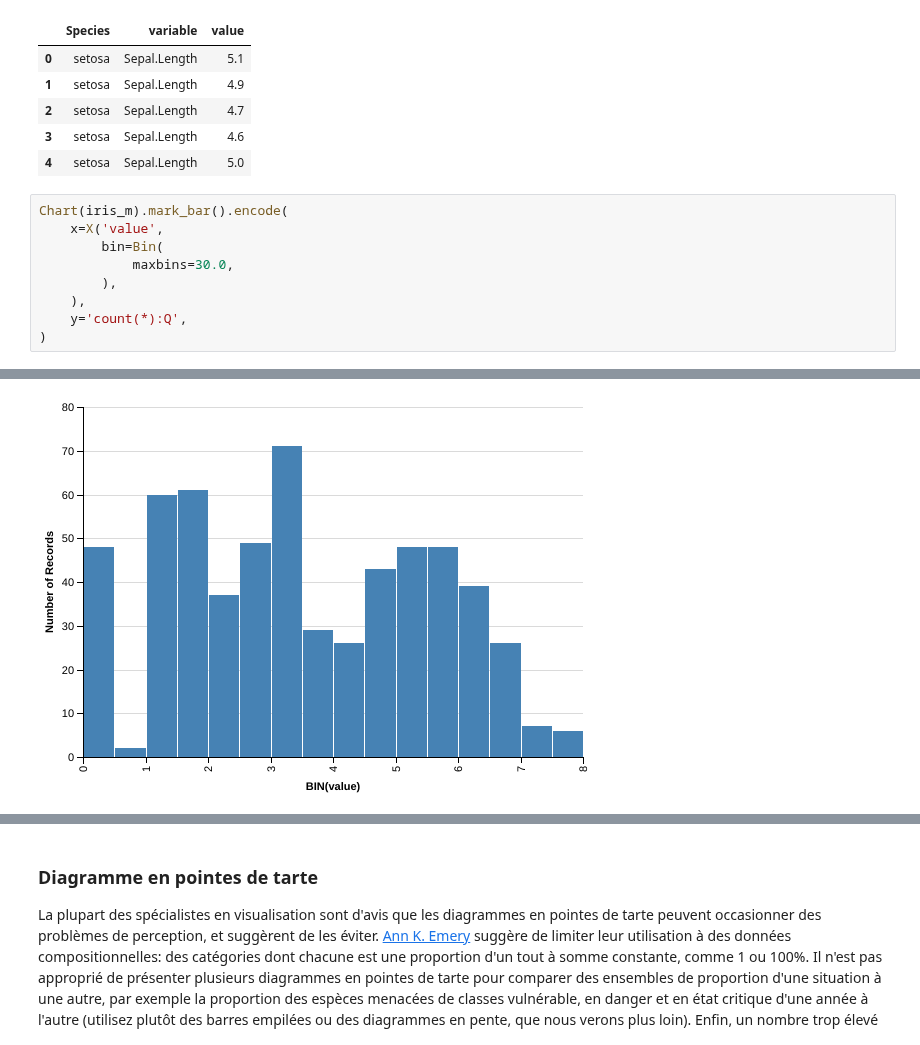
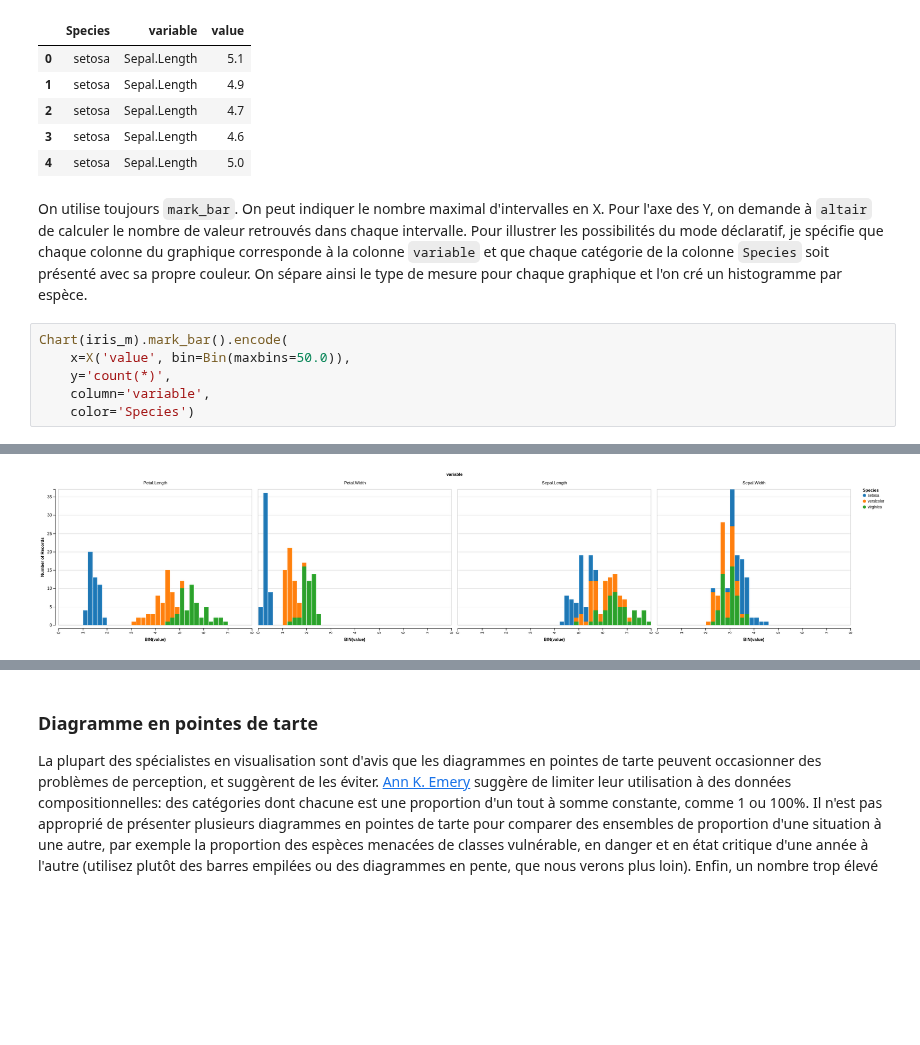
Before and after one commit to essicolo/ecologie-mathematique-Py, a Jupyter notebook: 4_Visualisation/4_Visualisation.ipynb, the cells around one changed output, grey strips where cells are left out. Cells and saved outputs as stored; diff of their text form; blank space fills up the shorter version.

Commit message:
histogramme et boxplot

```diff
--- a/4_Visualisation/4_Visualisation.ipynb
+++ b/4_Visualisation/4_Visualisation.ipynb
@@ -355,15 +337,14 @@ iris_m.head()
 | 2 | setosa | Sepal.Length | 4.7 |
 | 3 | setosa | Sepal.Length | 4.6 |
 | 4 | setosa | Sepal.Length | 5.0 |
+# %% [markdown]
+On utilise toujours `mark_bar`. On peut indiquer le nombre maximal d'intervalles en X. Pour l'axe des Y, on demande à `altair` de calculer le nombre de valeur retrouvés dans chaque intervalle. Pour illustrer les possibilités du mode déclaratif, je spécifie que chaque colonne du graphique corresponde à la colonne `variable` et que chaque catégorie de la colonne `Species` soit présenté avec sa propre couleur. On sépare ainsi le type de mesure pour chaque graphique et l'on cré un histogramme par espèce.
 # %%
 Chart(iris_m).mark_bar().encode(
-    x=X('value',
-        bin=Bin(
-            maxbins=30.0,
-        ),
-    ),
-    y='count(*):Q',
-)
+    x=X('value', bin=Bin(maxbins=50.0)),
+    y='count(*)',
+    column='variable',
+    color='Species')
 # %% [output]
 [interactive output not drawn]
-[figure, old version]
+[figure, new version]
```
Also changed, not shown: parts of 26 cells of this notebook.
